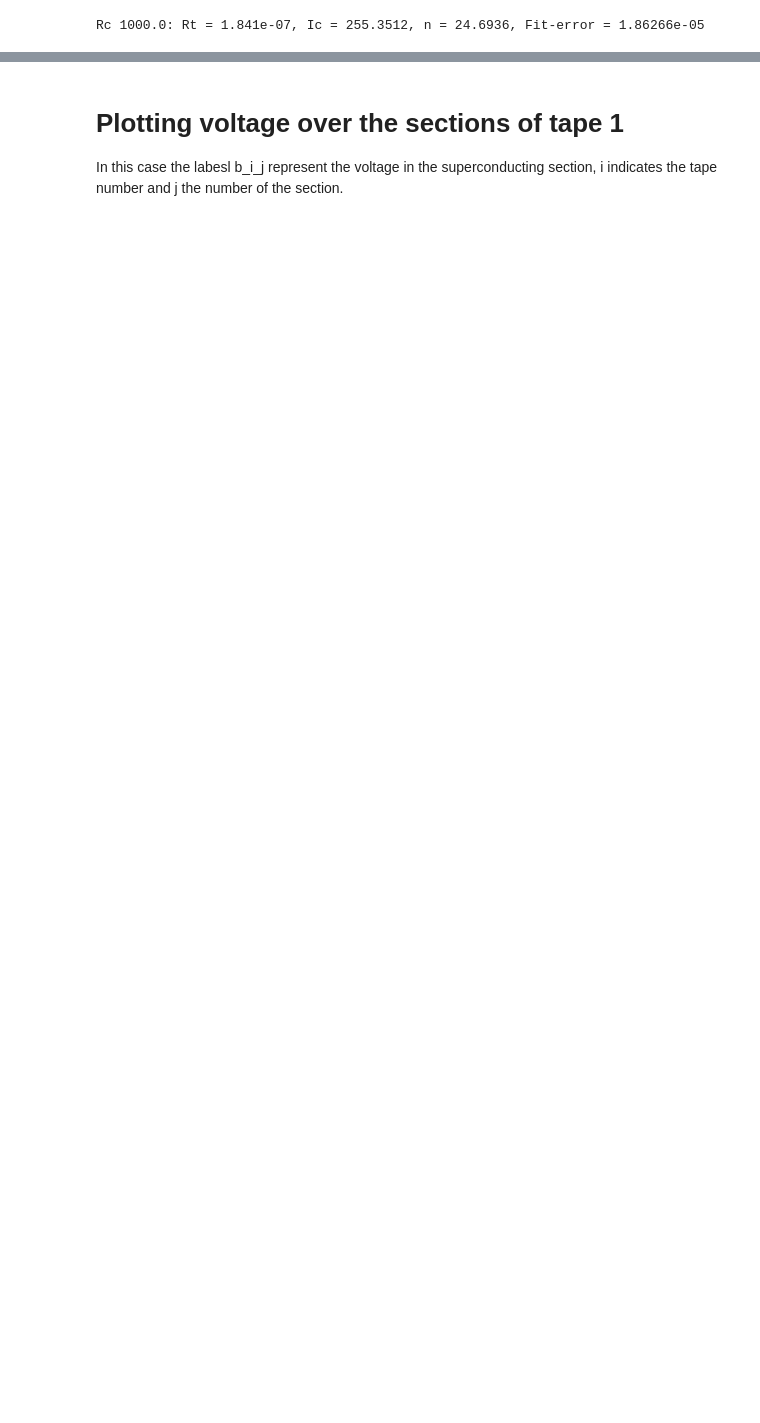
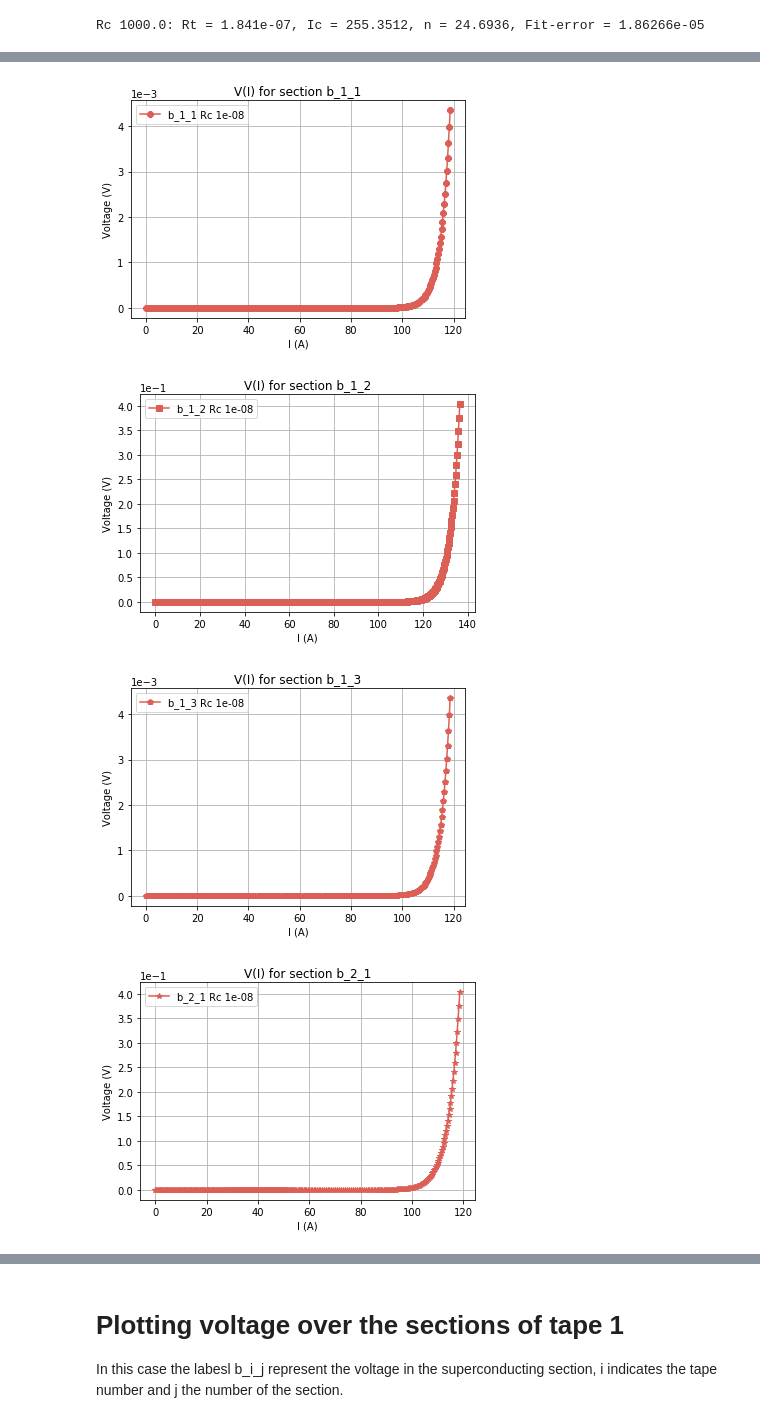
Before and after one commit to auroc10/LBNL, a Jupyter notebook: Contact/2 and 3 tapes with defect.ipynb, the cells around one changed output, grey strips where cells are left out. Cells and saved outputs as stored; diff of their text form; code cells hidden in the pictures; blank space fills up the shorter version.

```diff
--- a/Contact/2 and 3 tapes with defect.ipynb
+++ b/Contact/2 and 3 tapes with defect.ipynb
@@ -242,7 +242,7 @@ Rc 1000.0: Rt = 2.84e-07, Ic = 153.7671, n = 19.3744, Fit-error = 2.06978e-05
 # Testing different values of contact resistance
 sns.set_palette(sns.color_palette("hls", 4))
 # Generating netlists and saving data
-markers = ["8","s","p","p","*","."]
+markers = ["8","s","p","*","3",".","x","1","+"]
 
 for i in range(len(R_cvals)):
     ns = 3 # Number of sections
@@ -537,0 +683,46 @@ Rc 1000.0: Rt = 1.841e-07, Ic = 255.3512, n = 24.6936, Fit-error = 1.86266e-05
+# %%
+%matplotlib inline
+# Testing different values of contact resistance
+sns.set_palette(sns.color_palette("hls", 6))
+# Generating netlists and saving data
+
+for i in range(len(R_cvals)):
+    ns = 3 # Number of sections
+    filename = f'3 tapes/3 tapes - Rc {R_cvals[i]}.cir'
+    #generatenetlist(filename,Rc[i])
+    dataf = readdata(filename,Labels,Data_points)
+    lim_points =Data_points
+    data = dataf[:lim_points]
+    #fig, ax = plt.subplots()
+    nc2 = 23
+    V_sc = np.zeros((lim_points,ns*ntapes))
+
+
+    for j in range(ns*ntapes):
+        #ax.plot(data[:,1],data[:,j+nc2],'x',marker = markers[j],label = Labels[j+nc2]+f' Rc {R_cvals[i]}')
+
+        if j<3:
+            V_sc[:,j] = data[:,j+3]-data[:,j+4]
+            plt.plot(data[:,j+nc2],V_sc[:,j],marker = markers[j],label = f'{Labels_sc[j]} Rc {R_cvals[i]}')
+
+        elif (j>3 and j<6):
+            V_sc[:,j] = data[:,j+4]-data[:,j+5]
+            plt.plot(data[:,j+nc2],V_sc[:,j],marker = markers[j],label = f'{Labels_sc[j]} Rc {R_cvals[i]}')
+
+        else:
+            #print(f'{j+5}-{j+6}')
+            V_sc[:,j] = data[:,j+5]-data[:,j+6]
+            plt.plot(data[:,j+nc2],V_sc[:,j],marker = markers[j],label = f'{Labels_sc[j]} Rc {R_cvals[i]}')
+
+        plt.xlabel('I (A)')
+        plt.ylabel('Voltage (V)')
+        plt.title(f'V(I) for section {Labels_sc[j]}')
+        plt.legend()
+        plt.ticklabel_format(style='sci', axis='y', scilimits=(0,0))
+        plt.grid()
+        plt.show()
+# %% [output]
+[figure, added]
+[figure, added]
+[figure, added]
+[figure, added]
```
Also changed, not shown: parts of 5 cells of this notebook.
